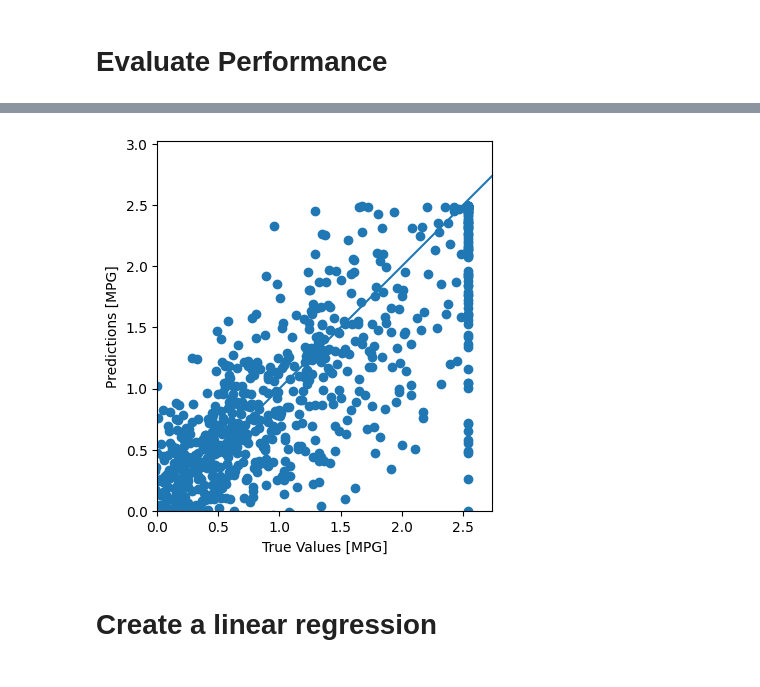
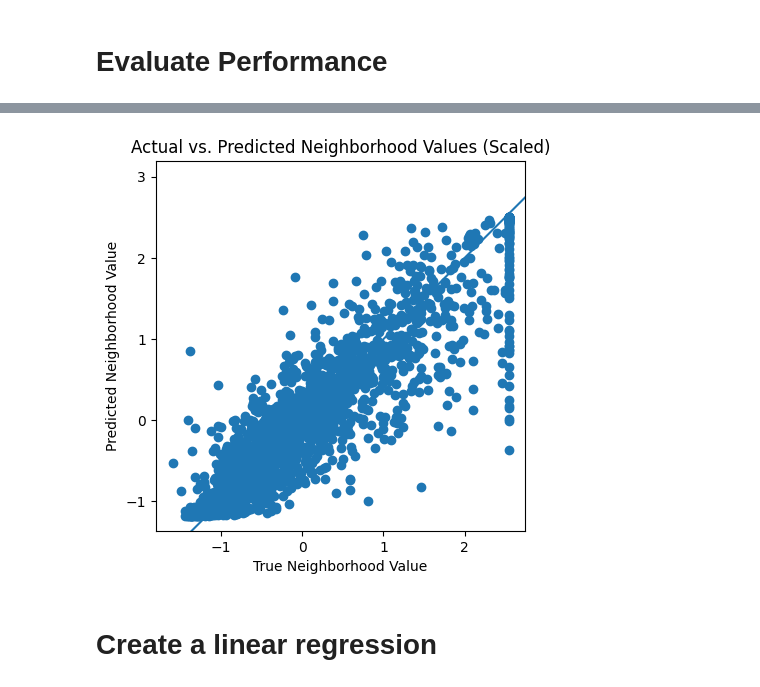
Before and after one commit to alexandermervar/351_FinalProject, a Jupyter notebook: Model/TensorFlow.ipynb, the cells around one changed output, grey strips where cells are left out. Drawn from its saved outputs; the diff is of its cells as text; code cells hidden in the pictures.

Commit message:
Minor changes to graph and fitting testing data

```diff
--- a/Model/TensorFlow.ipynb
+++ b/Model/TensorFlow.ipynb
@@ -33,10 +45,9 @@ GPU is NOT AVAILABLE
 # %%
-df = pd.read_csv('/Users/mervar/Library/CloudStorage/OneDrive-IndianaUniversity/cogs-q351/351_FinalProject/Data/cleaned.csv')
+df = pd.read_csv('../Data/cleaned.csv')
 
 y = df.pop('median_house_value')
 
 # Generate a subset for testing
-from sklearn.model_selection import train_test_split
 X_train, X_test, y_train, y_test = train_test_split(df, y, test_size=0.1)
 # %% [markdown]
 # Define and Compile Model
@@ -44,6 +57,7 @@ X_train, X_test, y_train, y_test = train_test_split(df, y, test_size=0.1)
 # Create a CNN model that trains on the data
 def create_model():
     model = keras.Sequential([
+        keras.Input(shape=(13,)),
         keras.layers.Dense(64, activation='relu', input_shape=[len(X_train.keys())]),
         keras.layers.Dense(64, activation='relu'),
         keras.layers.Dropout(0.2),
@@ -60,6 +74,6 @@ def create_model():
 # %%
 # Train the data to use the df to predict y
 model = create_model()
-model.fit(df, y, epochs=100)
+model.fit(X_train, y_train, epochs=100)
 # %% [output]
 Epoch 1/100
@@ -91,11 +105,10 @@ print("Testing set Mean Abs Error: {:5.2f} MPG".format(mae))
 test_predictions = model.predict(X_test).flatten()
 
 plt.scatter(y_test, test_predictions)
-plt.xlabel('True Values [MPG]')
-plt.ylabel('Predictions [MPG]')
+plt.title('Actual vs. Predicted Neighborhood Values (Scaled)')
+plt.xlabel('True Neighborhood Value')
+plt.ylabel('Predicted Neighborhood Value')
 plt.axis('equal')
 plt.axis('square')
-plt.xlim([0,plt.xlim()[1]])
-plt.ylim([0,plt.ylim()[1]])
 _ = plt.plot([-100, 100], [-100, 100])
 # %% [output]
@@ -104,4 +118,4 @@ Testing set Mean Abs Error:  0.27 MPG
-[figure, old version]
+[figure, new version]
 # %% [markdown]
 # Create a linear regression
 # %%
```
Also changed, not shown: parts of 5 cells of this notebook.
